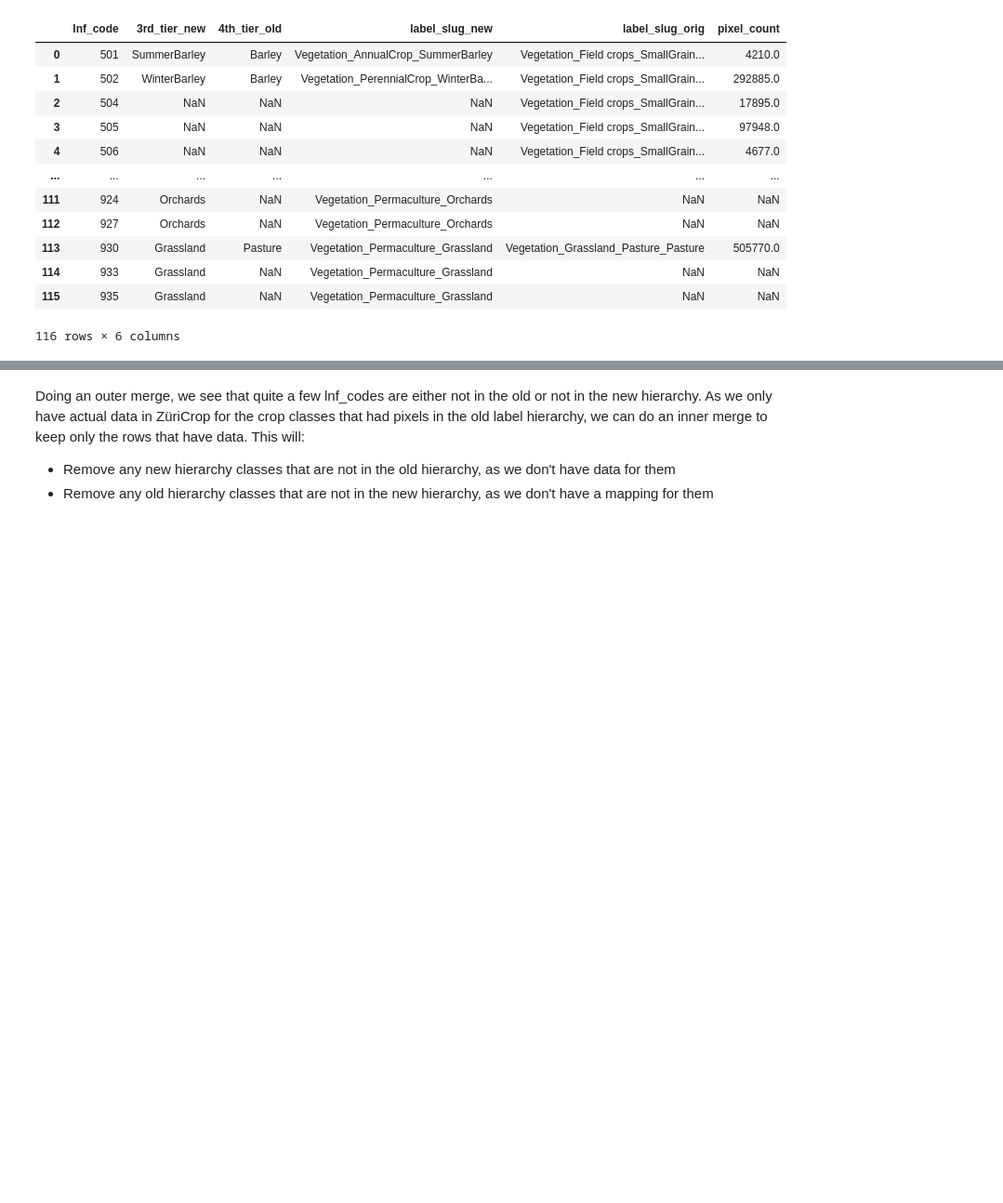
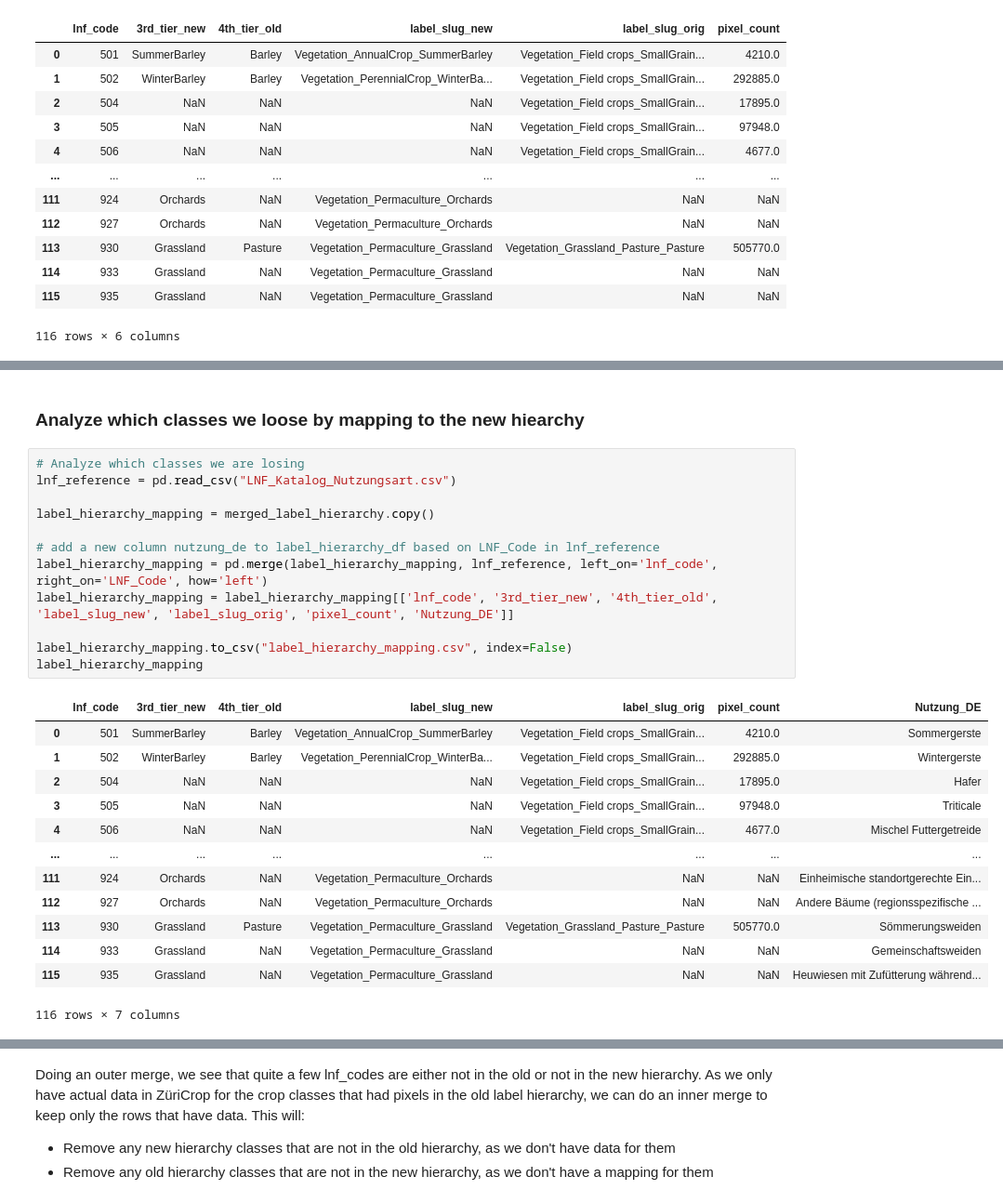
Before and after one commit to Satellite-Based-Crop-Classification/messis, a Jupyter notebook: archive/explore_züri_crop.ipynb, the cells around one changed output, grey strips where cells are left out. Shown at 93% size. Saved outputs shown, nothing was run; the diff lists cells and outputs as text; blank space fills up the shorter version.

```diff
--- a/archive/explore_züri_crop.ipynb
+++ b/archive/explore_züri_crop.ipynb
@@ -759,0 +790,28 @@ merged_label_hierarchy
+# %% [markdown]
+### Analyze which classes we loose by mapping to the new hiearchy
+# %%
+# Analyze which classes we are losing
+lnf_reference = pd.read_csv("LNF_Katalog_Nutzungsart.csv")
+
+label_hierarchy_mapping = merged_label_hierarchy.copy()
+
+# add a new column nutzung_de to label_hierarchy_df based on LNF_Code in lnf_reference
+label_hierarchy_mapping = pd.merge(label_hierarchy_mapping, lnf_reference, left_on='lnf_code', right_on='LNF_Code', how='left')
+label_hierarchy_mapping = label_hierarchy_mapping[['lnf_code', '3rd_tier_new', '4th_tier_old', 'label_slug_new', 'label_slug_orig', 'pixel_count', 'Nutzung_DE']]
+
+label_hierarchy_mapping.to_csv("label_hierarchy_mapping.csv", index=False)
+label_hierarchy_mapping
+# %% [output]
+|  | lnf_code | 3rd_tier_new | 4th_tier_old | label_slug_new | label_slug_orig | pixel_count | Nutzung_DE |
+| 0 | 501 | SummerBarley | Barley | Vegetation_AnnualCrop_SummerBarley | Vegetation_Field crops_SmallGrain... | 4210.0 | Sommergerste |
+| 1 | 502 | WinterBarley | Barley | Vegetation_PerennialCrop_WinterBa... | Vegetation_Field crops_SmallGrain... | 292885.0 | Wintergerste |
+| 2 | 504 | NaN | NaN | NaN | Vegetation_Field crops_SmallGrain... | 17895.0 | Hafer |
+| 3 | 505 | NaN | NaN | NaN | Vegetation_Field crops_SmallGrain... | 97948.0 | Triticale |
+| 4 | 506 | NaN | NaN | NaN | Vegetation_Field crops_SmallGrain... | 4677.0 | Mischel Futtergetreide |
+| ... | ... | ... | ... | ... | ... | ... | ... |
+| 111 | 924 | Orchards | NaN | Vegetation_Permaculture_Orchards | NaN | NaN | Einheimische standortgerechte Ein... |
+| 112 | 927 | Orchards | NaN | Vegetation_Permaculture_Orchards | NaN | NaN | Andere Bäume (regionsspezifische ... |
+| 113 | 930 | Grassland | Pasture | Vegetation_Permaculture_Grassland | Vegetation_Grassland_Pasture_Pasture | 505770.0 | Sömmerungsweiden |
+| 114 | 933 | Grassland | NaN | Vegetation_Permaculture_Grassland | NaN | NaN | Gemeinschaftsweiden |
+| 115 | 935 | Grassland | NaN | Vegetation_Permaculture_Grassland | NaN | NaN | Heuwiesen mit Zufütterung während... |
+116 rows × 7 columns
```
Also changed, not shown: parts of 8 cells of this notebook, 4 other files.
